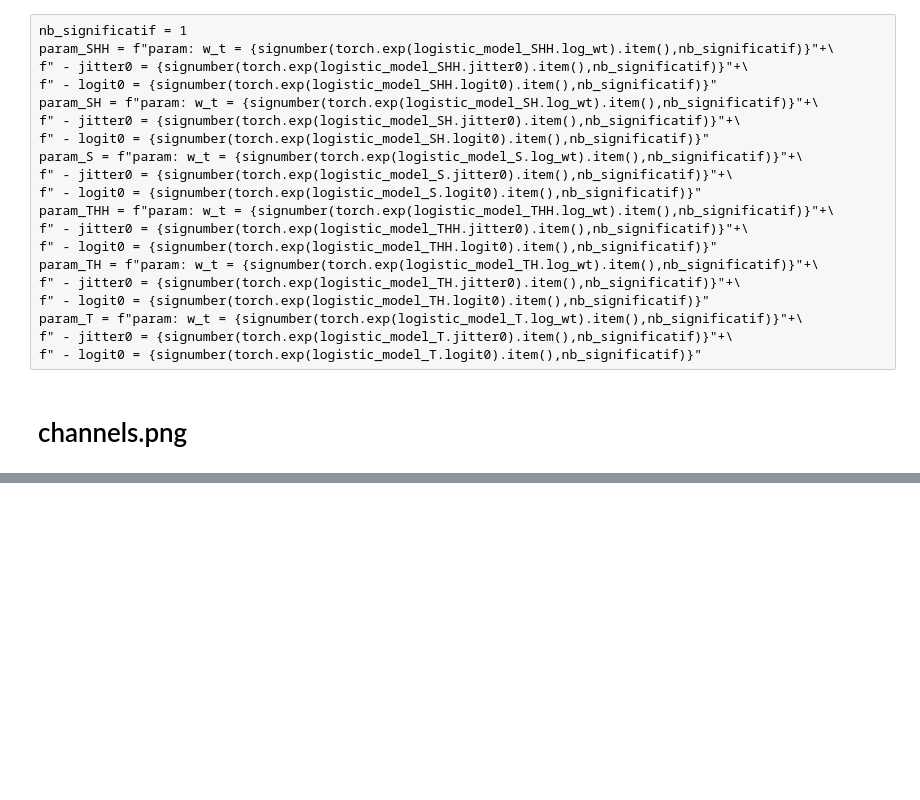
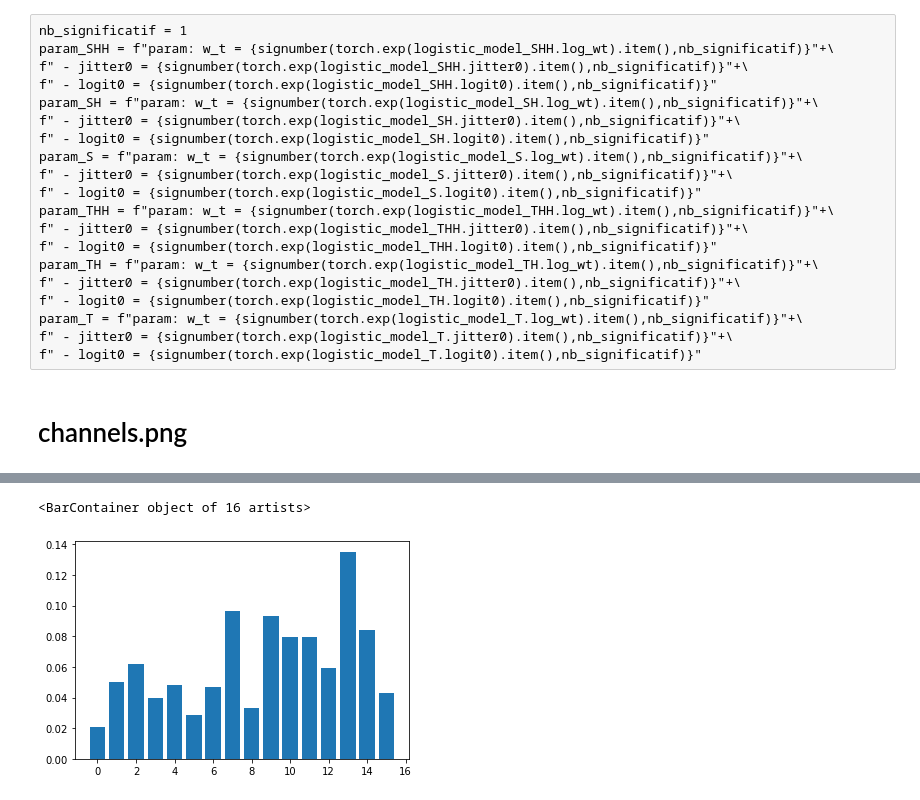
Before and after one commit to SpikeAI/HOTS, a Jupyter notebook: notebooks/figures.ipynb, the cells around one changed output, grey strips where cells are left out. Cells and saved outputs as stored; diff of their text form; code cells hidden in the pictures; blank space fills up the shorter version.

```diff
--- a/notebooks/figures.ipynb
+++ b/notebooks/figures.ipynb
@@ -357,0 +387,5 @@ printfig(fig, 'inputlayer.pdf')
+# %%
+plt.bar(np.arange(16),trainhistavmap[0,:])
+# %% [output]
+<BarContainer object of 16 artists>
+[figure, added]
```
Also changed, not shown: parts of 13 cells of this notebook, 14 other files.
